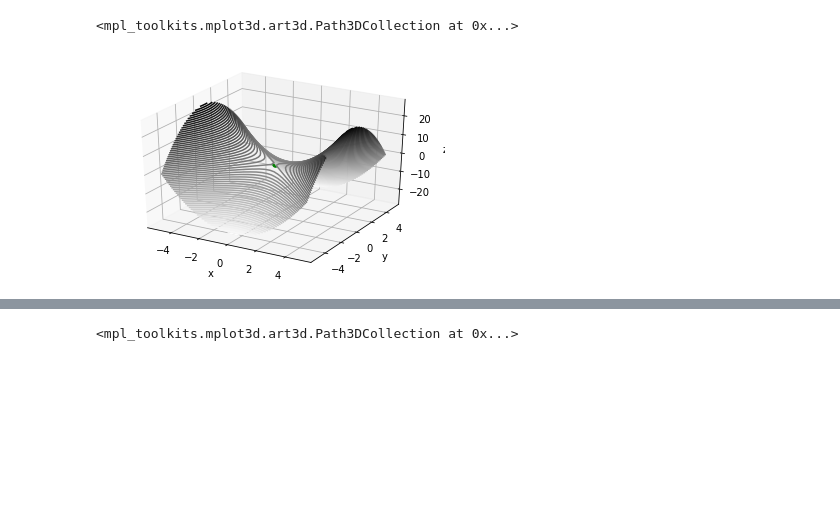
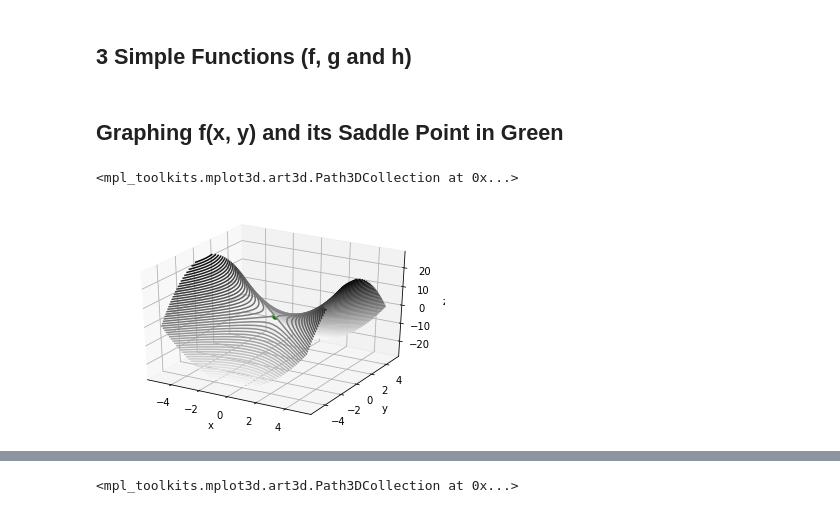
Before and after one commit to trevinofernando/AI-MachineLearning, a Jupyter notebook: hw1/Hw1Part1.ipynb, the cells around one changed output, grey strips where cells are left out. Cells and saved outputs as stored; diff of their text form; code cells hidden in the pictures; blank space fills up the shorter version.

```diff
--- a/hw1/Hw1Part1.ipynb
+++ b/hw1/Hw1Part1.ipynb
@@ -5,4 +5,6 @@ from mpl_toolkits import mplot3d
 %matplotlib inline
 import numpy as np
 import matplotlib.pyplot as plt
+# %% [markdown]
+## 3 Simple Functions (f, g and h)
 # %%
@@ -14,20 +17,22 @@ def g(x, y):
 
 def h(x, y):
     return -(x ** 2) - (y ** 2)
+# %% [markdown]
+## Graphing f(x, y) and its Saddle Point in Green
 # %%
 x = np.linspace(-5, 5, 30) #Range and intervals
 y = np.linspace(-5, 5, 30)
 
 X, Y = np.meshgrid(x, y)
 Z = f(X, Y)
 
 fig = plt.figure()
 ax = plt.axes(projection='3d')
-ax.contour3D(X, Y, Z, 80, cmap='binary')
+ax.contour3D(X, Y, Z, 60, cmap='binary')
 ax.set_xlabel('x')
 ax.set_ylabel('y')
 ax.set_zlabel('z');
 ax.scatter([0], [0], [0], color="g", s=30) #plot saddle point
 # %% [output]
 <mpl_toolkits.mplot3d.art3d.Path3DCollection at 0x...>
-[figure, old version]
+[figure, new version]
```
Also changed, not shown: parts of 11 cells of this notebook.
